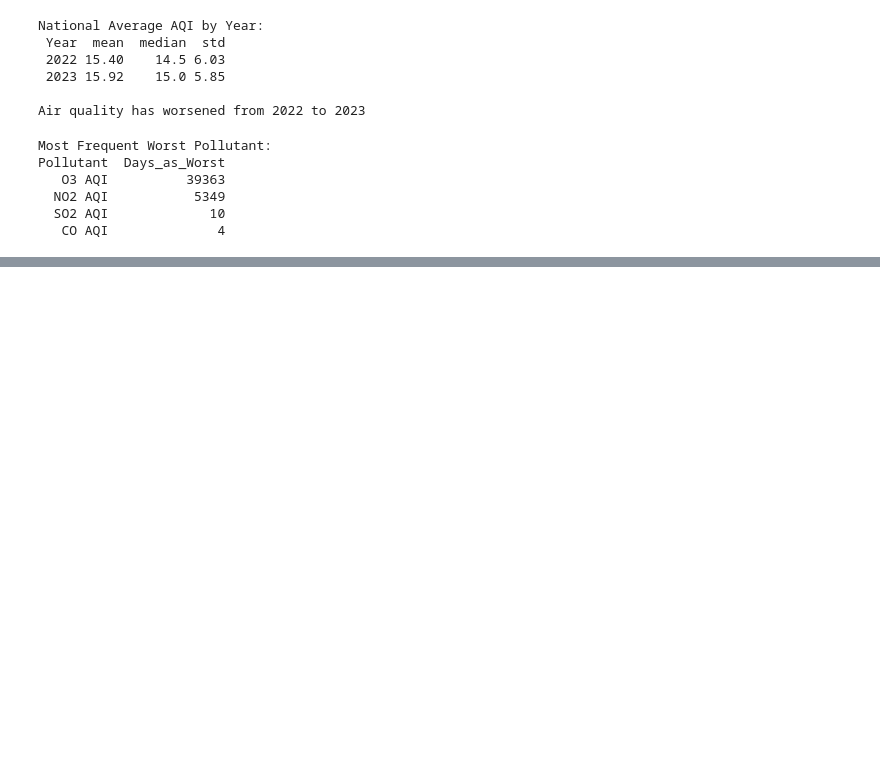
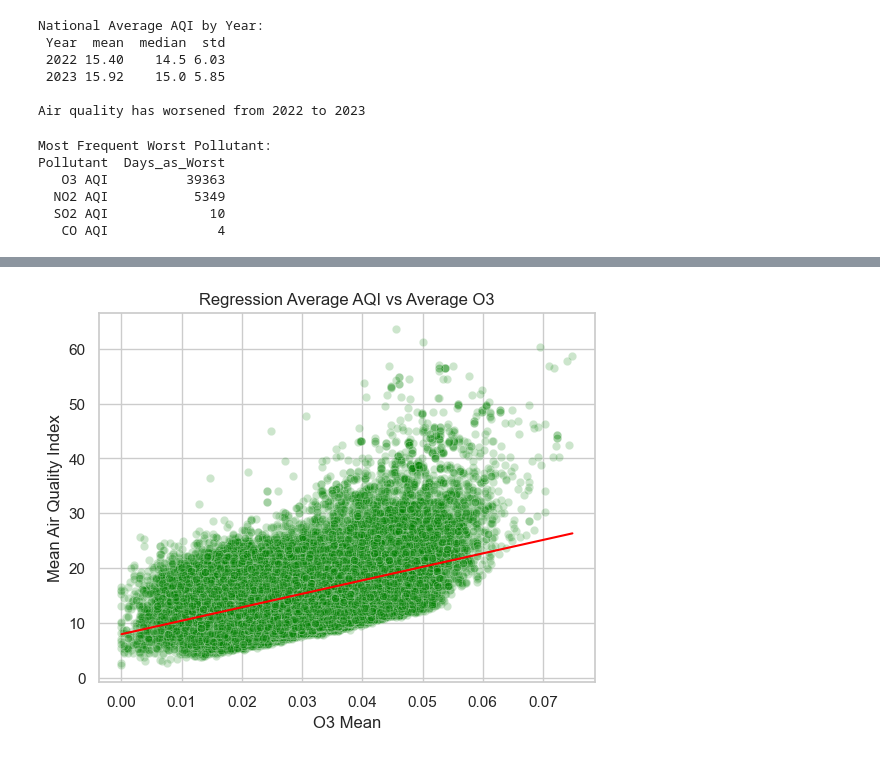
Before and after one commit to sofiabernal5/python-project-group3, a Jupyter notebook: analysis.ipynb, the cells around one changed output, grey strips where cells are left out. Saved outputs shown, nothing was run; the diff lists cells and outputs as text; code cells hidden in the pictures; blank space fills up the shorter version.

```diff
--- a/analysis.ipynb
+++ b/analysis.ipynb
@@ -381,0 +451,11 @@ Pollutant  Days_as_Worst
+# %%
+sns.scatterplot(data=df, x="O3 Mean", y="Avg_AQI", alpha=0.2, color="green")
+m,b = np.polyfit(df["O3 Mean"], df['Avg_AQI'], 1)
+sns.lineplot(data=df, x="O3 Mean",y =  m*df["O3 Mean"]+b, color="red")
+plt.title("Regression Average AQI vs Average O3")
+plt.xlabel("O3 Mean")
+plt.ylabel("Mean Air Quality Index")
+fig.savefig("figures/regression-avgaqi-vs-avgo3.pdf", dpi=300)
+plt.show()
+# %% [output]
+[figure, added]
```
Also changed, not shown: parts of 9 cells of this notebook, 8 other files.
